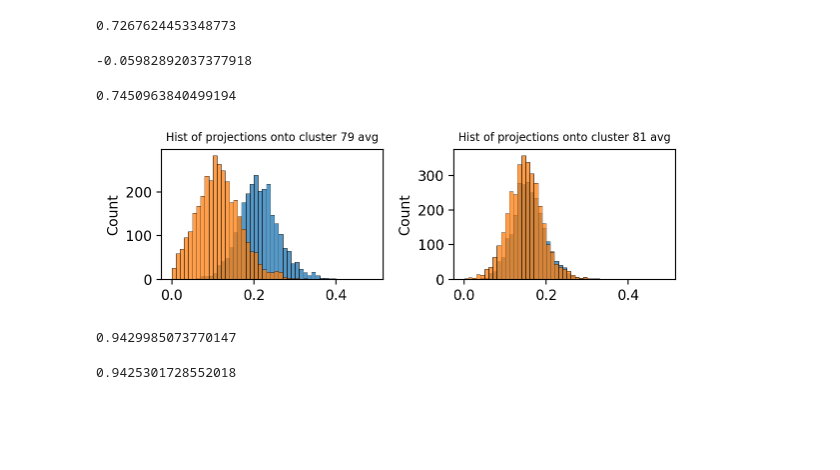
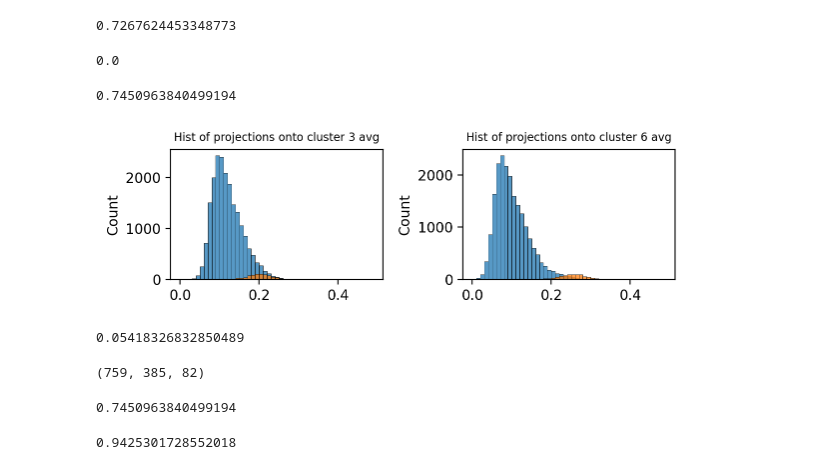
Before and after one commit to saikoukunt/burst-detector, a Jupyter notebook: notebooks/hippo_cluster_metrics.ipynb, the cells around one changed output. Drawn from its saved outputs; the diff is of its cells as text; code cells hidden in the pictures; blank space fills up the shorter version.

Commit message:
midbrain cluster metrics

```diff
--- a/notebooks/hippo_cluster_metrics.ipynb
+++ b/notebooks/hippo_cluster_metrics.ipynb
@@ -107,21 +122,29 @@ mean_sim[81, 79]
 # %% [output]
 0.7267624453348773
 # %%
-wass_sim[81, 79]
+wass_sim[7, 6]
 # %% [output]
--0.05982892037377918
+0.0
 # %%
 wass_sim[79, 81]
 # %% [output]
 0.7450963840499194
 # %%
-sp_1 = bd.extract_spikes(data, times, clusters, 79)
-sp_2 = bd.extract_spikes(data, times, clusters, 81)
+sp_1 = bd.extract_spikes(data, times, clusters, 3)
+sp_2 = bd.extract_spikes(data, times, clusters, 6)
 
-proj_1on1, proj_2on1, proj_1on2, proj_2on2 = bd.cross_proj(sp_1, sp_2, wf_means_norm[79], wf_means_norm[81])
-bd.plot_cross_proj(proj_1on1, proj_2on1, proj_1on2, proj_2on2, 79, 81)
+proj_1on1, proj_2on1, proj_1on2, proj_2on2 = bd.cross_proj(sp_1, sp_2, wf_means_norm[3], wf_means_norm[6])
+bd.plot_cross_proj(proj_1on1, proj_2on1, proj_1on2, proj_2on2, 3, 6)
 # %% [output]
-[figure, old version]
+[figure, new version]
+# %%
+wasserstein_distance(proj_2on1, proj_2on2)
+# %% [output]
+0.05418326832850489
+# %%
+sp_1.shape
+# %% [output]
+(759, 385, 82)
 # %%
 wass_sim = 1-wass_d
 
@@ -139,9 +162,9 @@ for c1 in range(counts.shape[0]):
                     merge_dec[c1, c2] = 1
                     merge_dec[c2, c1] = 1
 # %%
-wass_sim[51, 136]
+wass_sim[79, 81]
 # %% [output]
-0.9429985073770147
+0.7450963840499194
 # %%
 wass_sim[136, 51]
 # %% [output]
```
Also changed, not shown: parts of 3 cells of this notebook, 5 other files.
